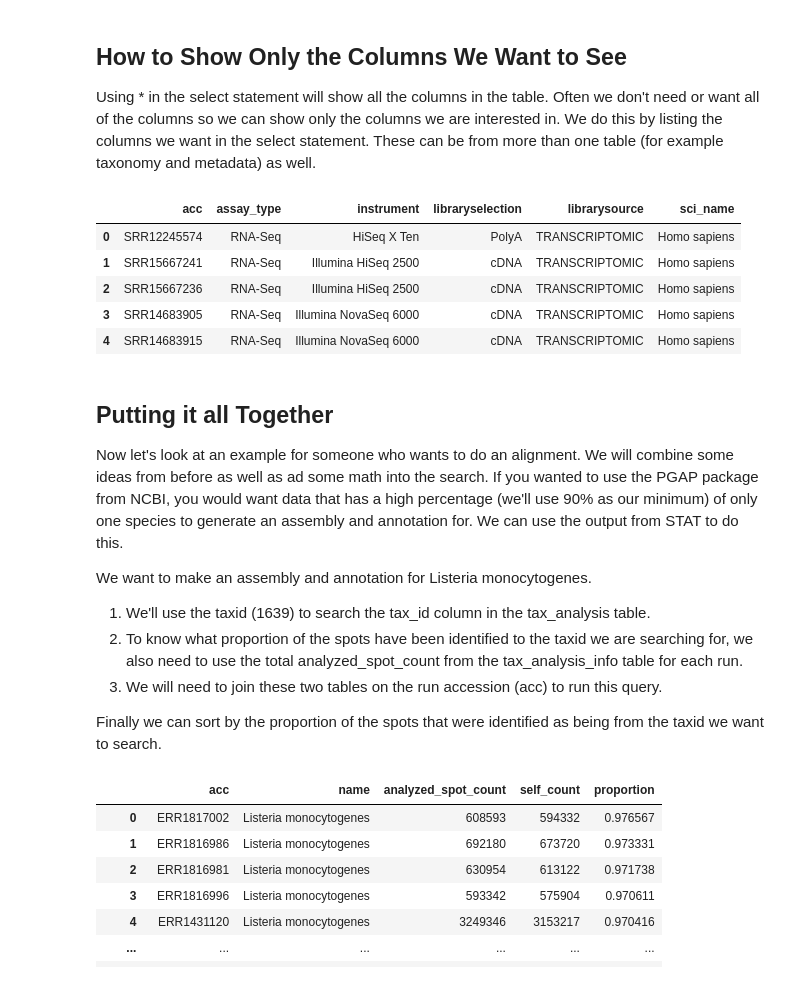
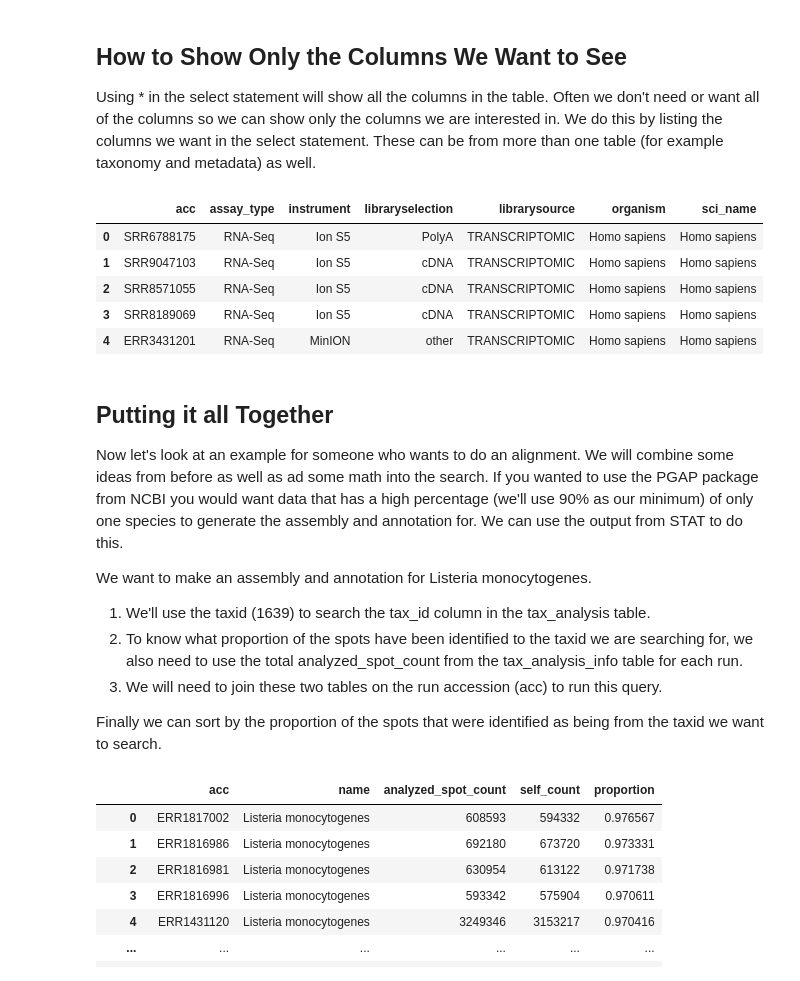
Before and after one commit to ncbi/ASHG-Workshop-2021, a Jupyter notebook: Basic BigQuery Examples.ipynb, the cells around one changed output. Drawn from its saved outputs; the diff is of its cells as text; code cells hidden in the pictures.

```diff
--- a/Basic BigQuery Examples.ipynb
+++ b/Basic BigQuery Examples.ipynb
@@ -147,25 +161,25 @@ Using * in the select statement will show all the columns in the table. Often we
 # %%
 %%bigquery
 
-SELECT meta.acc, meta.assay_type, meta.instrument, meta.libraryselection, meta.librarysource, tax.sci_name
+SELECT meta.acc, meta.assay_type, meta.instrument, meta.libraryselection, meta.librarysource, meta.organism, tax.sci_name
 FROM `nih-sra-datastore.sra.metadata` meta
     JOIN `nih-sra-datastore.sra_tax_analysis_tool.taxonomy` tax
     ON meta.organism = tax.sci_name
 WHERE tax.tax_id = 9606
     AND meta.organism = 'Homo sapiens'
     AND meta.assay_type = 'RNA-Seq'
     AND meta.consent = 'public'
 LIMIT 5
 # %% [output]
-|  | acc | assay_type | instrument | libraryselection | librarysource | sci_name |
-| 0 | SRR12245574 | RNA-Seq | HiSeq X Ten | PolyA | TRANSCRIPTOMIC | Homo sapiens |
-| 1 | SRR15667241 | RNA-Seq | Illumina HiSeq 2500 | cDNA | TRANSCRIPTOMIC | Homo sapiens |
-| 2 | SRR15667236 | RNA-Seq | Illumina HiSeq 2500 | cDNA | TRANSCRIPTOMIC | Homo sapiens |
-| 3 | SRR14683905 | RNA-Seq | Illumina NovaSeq 6000 | cDNA | TRANSCRIPTOMIC | Homo sapiens |
-| 4 | SRR14683915 | RNA-Seq | Illumina NovaSeq 6000 | cDNA | TRANSCRIPTOMIC | Homo sapiens |
+|  | acc | assay_type | instrument | libraryselection | librarysource | organism | sci_name |
+| 0 | SRR6788175 | RNA-Seq | Ion S5 | PolyA | TRANSCRIPTOMIC | Homo sapiens | Homo sapiens |
+| 1 | SRR9047103 | RNA-Seq | Ion S5 | cDNA | TRANSCRIPTOMIC | Homo sapiens | Homo sapiens |
+| 2 | SRR8571055 | RNA-Seq | Ion S5 | cDNA | TRANSCRIPTOMIC | Homo sapiens | Homo sapiens |
+| 3 | SRR8189069 | RNA-Seq | Ion S5 | cDNA | TRANSCRIPTOMIC | Homo sapiens | Homo sapiens |
+| 4 | ERR3431201 | RNA-Seq | MinION | other | TRANSCRIPTOMIC | Homo sapiens | Homo sapiens |
 # %% [markdown]
 ## Putting it all Together
-Now let's look at an example for someone who wants to do an alignment. We will combine some ideas from before as well as ad some math into the search. If you wanted to use the PGAP package from NCBI, you would want data that has a high percentage (we'll use 90% as our minimum) of only one species to generate an assembly and annotation for. We can use the output from STAT to do this.
+Now let's look at an example for someone who wants to do an alignment. We will combine some ideas from before as well as ad some math into the search. If you wanted to use the PGAP package from NCBI you would want data that has a high percentage (we'll use 90% as our minimum) of only one species to generate the assembly and annotation for. We can use the output from STAT to do this.
 
 We want to make an assembly and annotation for Listeria monocytogenes.
 1. We'll use the taxid (1639) to search the tax_id column in the tax_analysis table.
```
Also changed, not shown: parts of 13 cells of this notebook, 1 other file.
